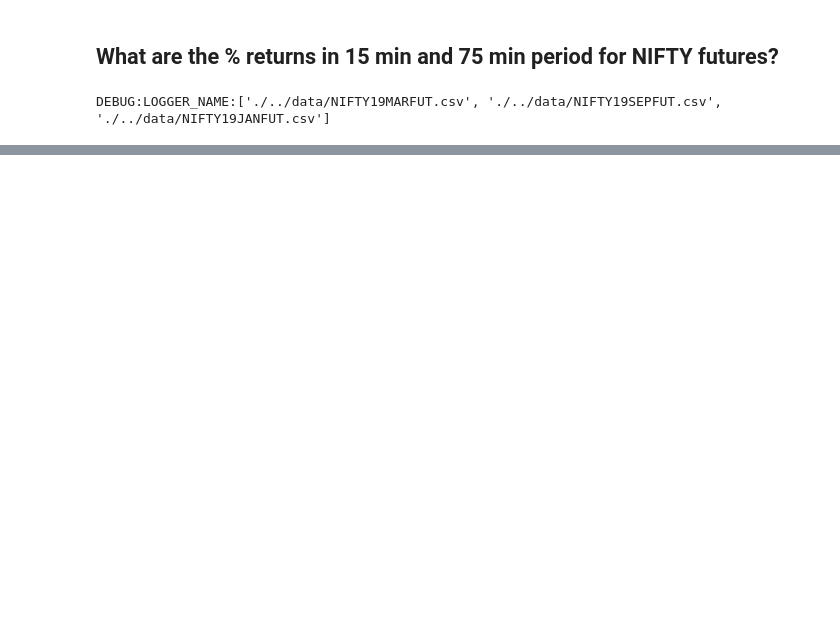
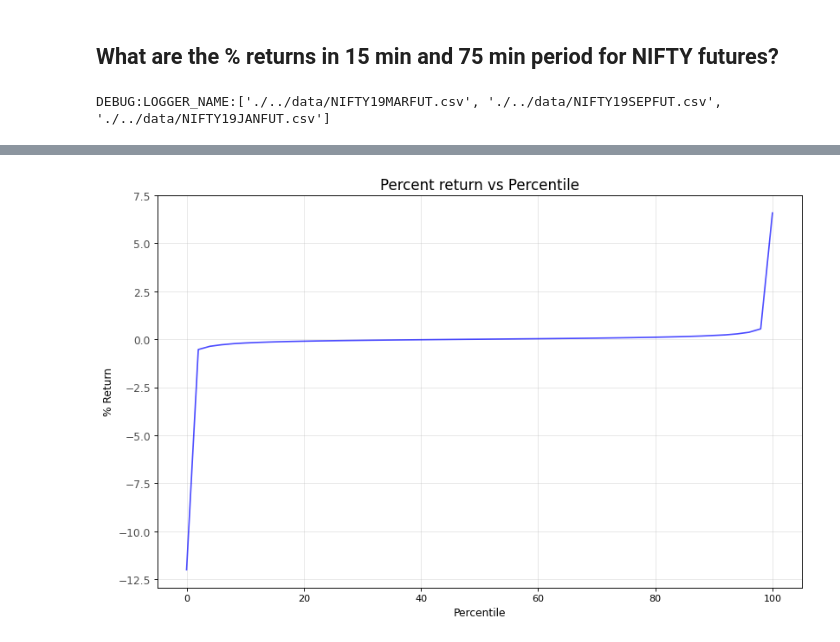
Before and after one commit to yantraguru/quanttrade, a Jupyter notebook: notebooks/Typical Returns on NIFTY futures (15 Min and 75 Min).ipynb, the cells around one changed output, grey strips where cells are left out. Saved outputs shown, nothing was run; the diff lists cells and outputs as text; code cells hidden in the pictures; blank space fills up the shorter version.

```diff
--- a/notebooks/Typical Returns on NIFTY futures (15 Min and 75 Min).ipynb
+++ b/notebooks/Typical Returns on NIFTY futures (15 Min and 75 Min).ipynb
@@ -128,0 +150,18 @@ DEBUG:LOGGER_NAME:Total number of returns : 25668
+# %%
+# Visualize how percentile covers the distribution
+
+percentile_x = np.linspace(0.0, 100.0, num=51)
+pct_return_y =  [np.percentile(pct_returns_15min, i) for i in percentile_x]
+
+plt.figure(figsize=(12,7.5), dpi= 80)
+plt.plot(percentile_x, pct_return_y, color='blue', alpha = 0.7)
+
+plt.yticks(fontsize=11, alpha=.7)
+plt.title('Percent return vs Percentile', fontsize=15)
+plt.grid(axis='both', alpha=.3)
+plt.ylabel('% Return', fontsize=11)
+plt.xlabel('Percentile', fontsize=11)
+
+plt.show()
+# %% [output]
+[figure, added]
```
Also changed, not shown: parts of 15 cells of this notebook.
